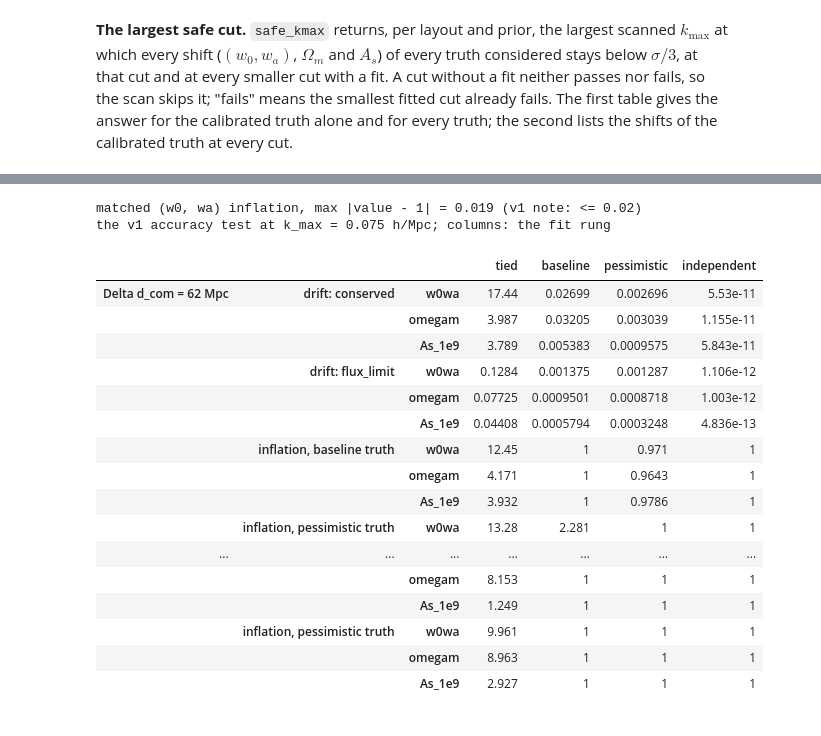
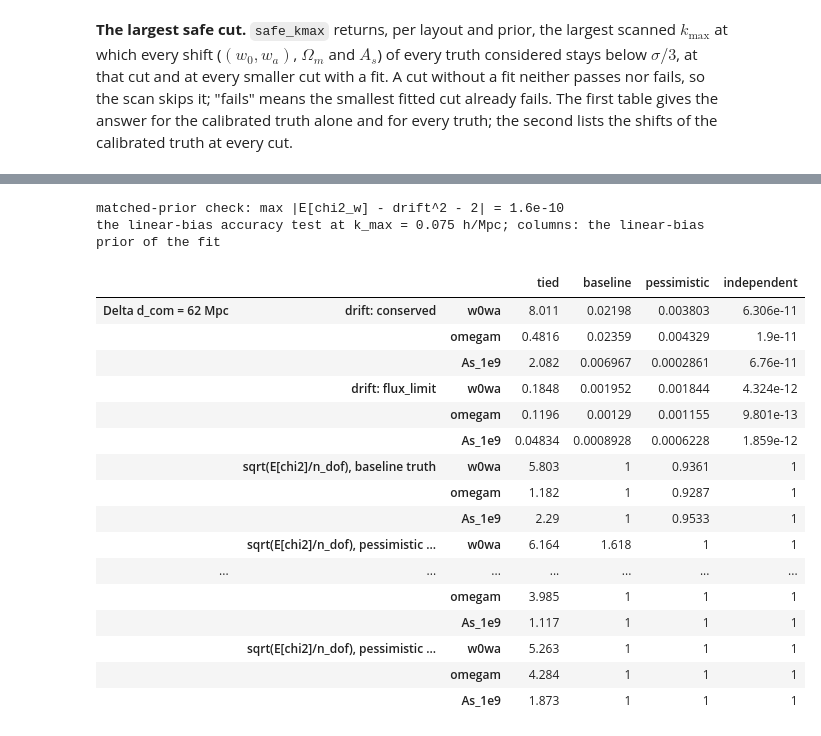
Before and after one commit to SBU-COSMOLIKE/lssty1xdesi, a Jupyter notebook: EXAMPLE_EVALUATE_FISHER_LINEAR_KMAX.ipynb, the cells around one changed output, grey strips where cells are left out. Drawn from its saved outputs; the diff is of its cells as text; code cells hidden in the pictures.

```diff
--- a/EXAMPLE_EVALUATE_FISHER_LINEAR_KMAX.ipynb
+++ b/EXAMPLE_EVALUATE_FISHER_LINEAR_KMAX.ipynb
@@ -122,7 +137,8 @@ PROJECT = 'projects/lssty1xdesi/'
 CHAINS = ROOTDIR + '/projects/lssty1xdesi/chains/'
 DESI_DATA = ROOTDIR + '/projects/lssty1xdesi/data/'
 NOTE_PLOTS = ROOTDIR + '/projects/lssty1xdesi/notes/linear_bias_kmax/plots/'
-V1_PLOTS = ROOTDIR + '/projects/lssty1xdesi/notes/correlated_bias_prior/plots/'
+# make_theory_data.py (the bias drift laws) lives in the v2 note's plots
+THEORY_PLOTS = ROOTDIR + '/projects/lssty1xdesi/notes/correlated_bias_prior_v2/plots/'
 COSMO = ['As_1e9', 'ns', 'H0', 'omegab', 'omegam', 'w0', 'wa']
 AREA_DEG2 = 12300.0
 DESI_COV_AREA_DEG2 = 14000.0
@@ -135,7 +151,7 @@ SINGLE_PARAMS = ['omegam', 'As_1e9']
 PARAM_LABELS = {'w0wa': r'$(w_0, w_a)$', 'omegam': r'$\Omega_\mathrm{m}$',
                 'As_1e9': r'$A_\mathrm{s}$'}
 LSST_Y1_SRD_FOM = 17.26
-# the k_max of the v1 note's accuracy test
+# the k_max of the linear-bias accuracy test (the ladder_bias_params figure)
 KMAX_V1 = 0.075
 
 # the four layouts at the linear notebook's Fisher settings: its cached
@@ -419,7 +463,7 @@ def bias_groups(key):
 
 
 def group_bias_precision(key, L, sigma_by_group):
-    '''The memory-model prior precision on the bin biases (v1 notebook).'''
+    '''The memory-model prior precision on the bin biases (as in EXAMPLE_EVALUATE_FISHER.ipynb).'''
     zbar = BIN_ZBAR[key]
     fiducial = fiducial_of(key)
     P = np.zeros((len(zbar), len(zbar)))
@@ -677,5 +731,5 @@ term, which the first printed line checks against the v1 note.
 # %%
-sys.path.insert(0, V1_PLOTS)
+sys.path.insert(0, THEORY_PLOTS)
 import make_theory_data as bias_theory
 
 SCATTER_DRAWS = 2000
@@ -777,55 +831,60 @@ for key in LAYOUTS:
             dw = (delta0[None, :] + eps) @ r['A'].T
             fob = np.sqrt(np.einsum('ki,ij,kj->k', dw, Ci, dw))
             drift = r['A'] @ delta0
-            chi2 = drift @ Ci @ drift + np.trace(Ci @ r['A'] @ S @ r['A'].T) + np.trace(Ci @ r['Nw'])
+            spread = np.trace(Ci @ r['A'] @ S @ r['A'].T) + np.trace(Ci @ r['Nw'])
+            chi2 = drift @ Ci @ drift + spread
             res[truth] = {'w0wa': {'mean': float(fob.mean()),
                                    'p16': float(np.percentile(fob, 16)),
                                    'p84': float(np.percentile(fob, 84)),
+                                   'spread_chi2': float(spread),
                                    'error_inflation': float(np.sqrt(chi2/2.0))}}
             for p in SINGLE_PARAMS:
                 a = r[p]
                 shift = np.abs((delta0[None, :] + eps) @ a)
                 chi2_p = (a @ delta0)**2 + a @ S @ a + r[p + '_noise']
                 res[truth][p] = {'mean': float(shift.mean()),
                                  'p16': float(np.percentile(shift, 16)),
                                  'p84': float(np.percentile(shift, 84)),
                                  'error_inflation': float(np.sqrt(chi2_p))}
         v1[(key, rung)] = res
 
-# check: the v1 note's (w0, wa) inflation of the matched cases is 1.00-1.02
-worst = max(abs(v1[(key, c)][c]['w0wa']['error_inflation'] - 1.0)
+# check: when the fit's prior equals the truth's scatter, the scatter and
+# noise terms of E[chi2_w] sum to exactly 2 (the identity P Sigma P = P of
+# the projected precision); the known drift adds its own drift^2 on top
+worst = max(abs(v1[(key, c)][c]['w0wa']['spread_chi2'] - 2.0)
             for key in LAYOUTS for c in BIAS_ASSUMPTIONS)
-print(f'matched (w0, wa) inflation, max |value - 1| = {worst:.3f} (v1 note: <= 0.02)')
+print(f'matched-prior check: max |E[chi2_w] - drift^2 - 2| = {worst:.1e}')
 rows = {}
 for key in LAYOUTS:
     for law in DRIFT_LAWS:
         for what in ['w0wa', *SINGLE_PARAMS]:
             rows[(key, f'drift: {law}', what)] = {rung: v1[(key, rung)][law][what]
                                                    for rung in LADDER_RUNGS}
     for truth in BIAS_ASSUMPTIONS:
         for what in ['w0wa', *SINGLE_PARAMS]:
-            rows[(key, f'inflation, {truth} truth', what)] = {
+            rows[(key, f'sqrt(E[chi2]/n_dof), {truth} truth', what)] = {
                 rung: v1[(key, rung)][truth][what]['error_inflation'] for rung in LADDER_RUNGS}
-print(f'the v1 accuracy test at k_max = {KMAX_CUTS[m_v1]:g} h/Mpc; columns: the fit rung')
+print(f'the linear-bias accuracy test at k_max = {KMAX_CUTS[m_v1]:g} h/Mpc; '
+      f'columns: the linear-bias prior of the fit')
 display(pd.DataFrame(rows).T)
 # %% [output]
-matched (w0, wa) inflation, max |value - 1| = 0.019 (v1 note: <= 0.02)
-the v1 accuracy test at k_max = 0.075 h/Mpc; columns: the fit rung
+matched-prior check: max |E[chi2_w] - drift^2 - 2| = 1.6e-10
+the linear-bias accuracy test at k_max = 0.075 h/Mpc; columns: the linear-bias prior of the fit
 |  |  |  | tied | baseline | pessimistic | independent |
-| Delta d_com = 62 Mpc | drift: conserved | w0wa | 17.44 | 0.02699 | 0.002696 | 5.53e-11 |
-|  |  | omegam | 3.987 | 0.03205 | 0.003039 | 1.155e-11 |
-|  |  | As_1e9 | 3.789 | 0.005383 | 0.0009575 | 5.843e-11 |
-|  | drift: flux_limit | w0wa | 0.1284 | 0.001375 | 0.001287 | 1.106e-12 |
-|  |  | omegam | 0.07725 | 0.0009501 | 0.0008718 | 1.003e-12 |
-|  |  | As_1e9 | 0.04408 | 0.0005794 | 0.0003248 | 4.836e-13 |
-|  | inflation, baseline truth | w0wa | 12.45 | 1 | 0.971 | 1 |
-|  |  | omegam | 4.171 | 1 | 0.9643 | 1 |
-|  |  | As_1e9 | 3.932 | 1 | 0.9786 | 1 |
-|  | inflation, pessimistic truth | w0wa | 13.28 | 2.281 | 1 | 1 |
+| Delta d_com = 62 Mpc | drift: conserved | w0wa | 8.011 | 0.02198 | 0.003803 | 6.306e-11 |
+|  |  | omegam | 0.4816 | 0.02359 | 0.004329 | 1.9e-11 |
+|  |  | As_1e9 | 2.082 | 0.006967 | 0.0002861 | 6.76e-11 |
+|  | drift: flux_limit | w0wa | 0.1848 | 0.001952 | 0.001844 | 4.324e-12 |
+|  |  | omegam | 0.1196 | 0.00129 | 0.001155 | 9.801e-13 |
+|  |  | As_1e9 | 0.04834 | 0.0008928 | 0.0006228 | 1.859e-12 |
+|  | sqrt(E[chi2]/n_dof), baseline truth | w0wa | 5.803 | 1 | 0.9361 | 1 |
+|  |  | omegam | 1.182 | 1 | 0.9287 | 1 |
+|  |  | As_1e9 | 2.29 | 1 | 0.9533 | 1 |
+|  | sqrt(E[chi2]/n_dof), pessimistic ... | w0wa | 6.164 | 1.618 | 1 | 1 |
 | ... | ... | ... | ... | ... | ... | ... |
-|  |  | omegam | 8.153 | 1 | 1 | 1 |
-|  |  | As_1e9 | 1.249 | 1 | 1 | 1 |
-|  | inflation, pessimistic truth | w0wa | 9.961 | 1 | 1 | 1 |
-|  |  | omegam | 8.963 | 1 | 1 | 1 |
-|  |  | As_1e9 | 2.927 | 1 | 1 | 1 |
+|  |  | omegam | 3.985 | 1 | 1 | 1 |
+|  |  | As_1e9 | 1.117 | 1 | 1 | 1 |
+|  | sqrt(E[chi2]/n_dof), pessimistic ... | w0wa | 5.263 | 1 | 1 | 1 |
+|  |  | omegam | 4.284 | 1 | 1 | 1 |
+|  |  | As_1e9 | 1.873 | 1 | 1 | 1 |
 # %% [markdown]
```
Also changed, not shown: parts of 15 cells of this notebook, 12 other files.
